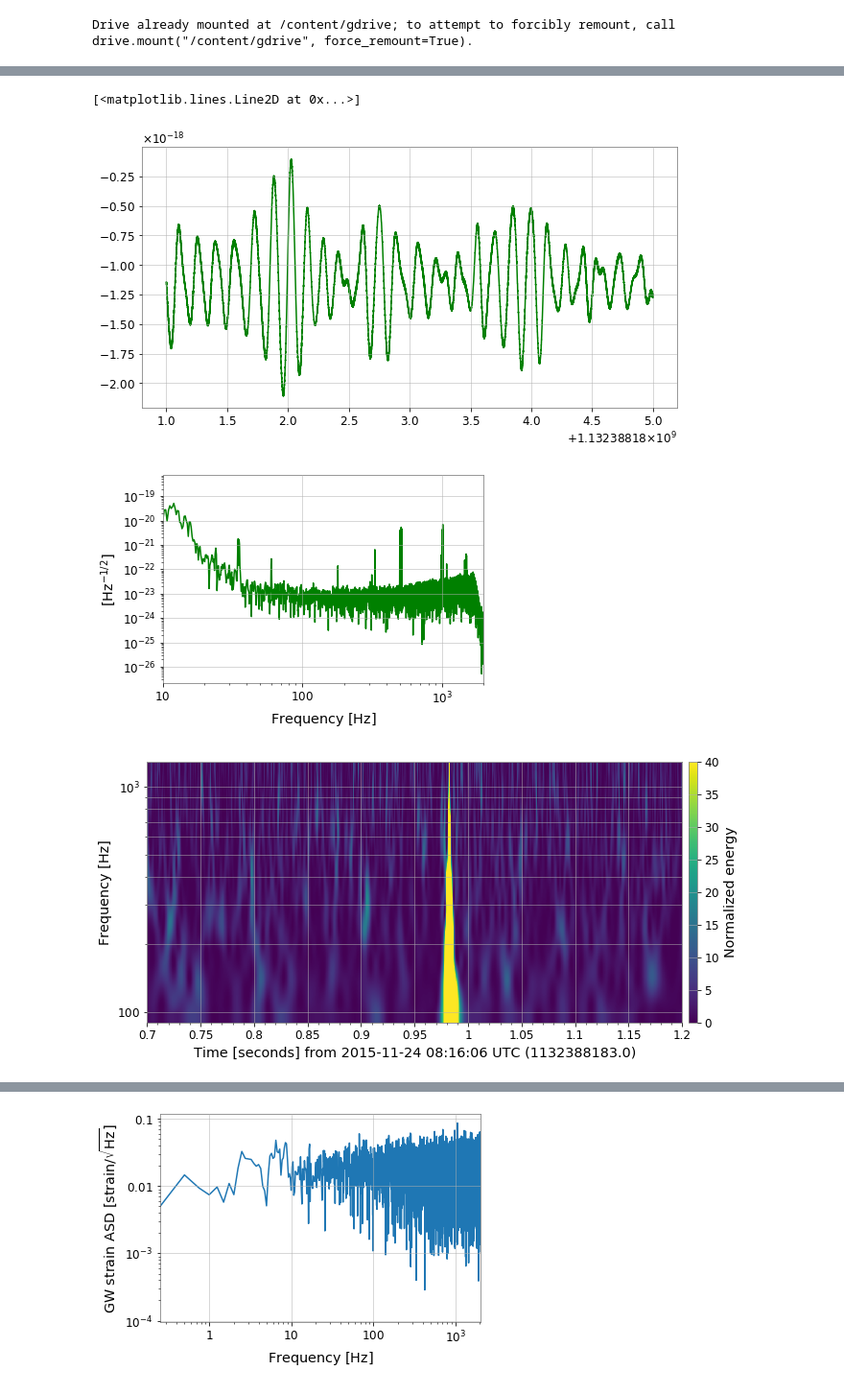
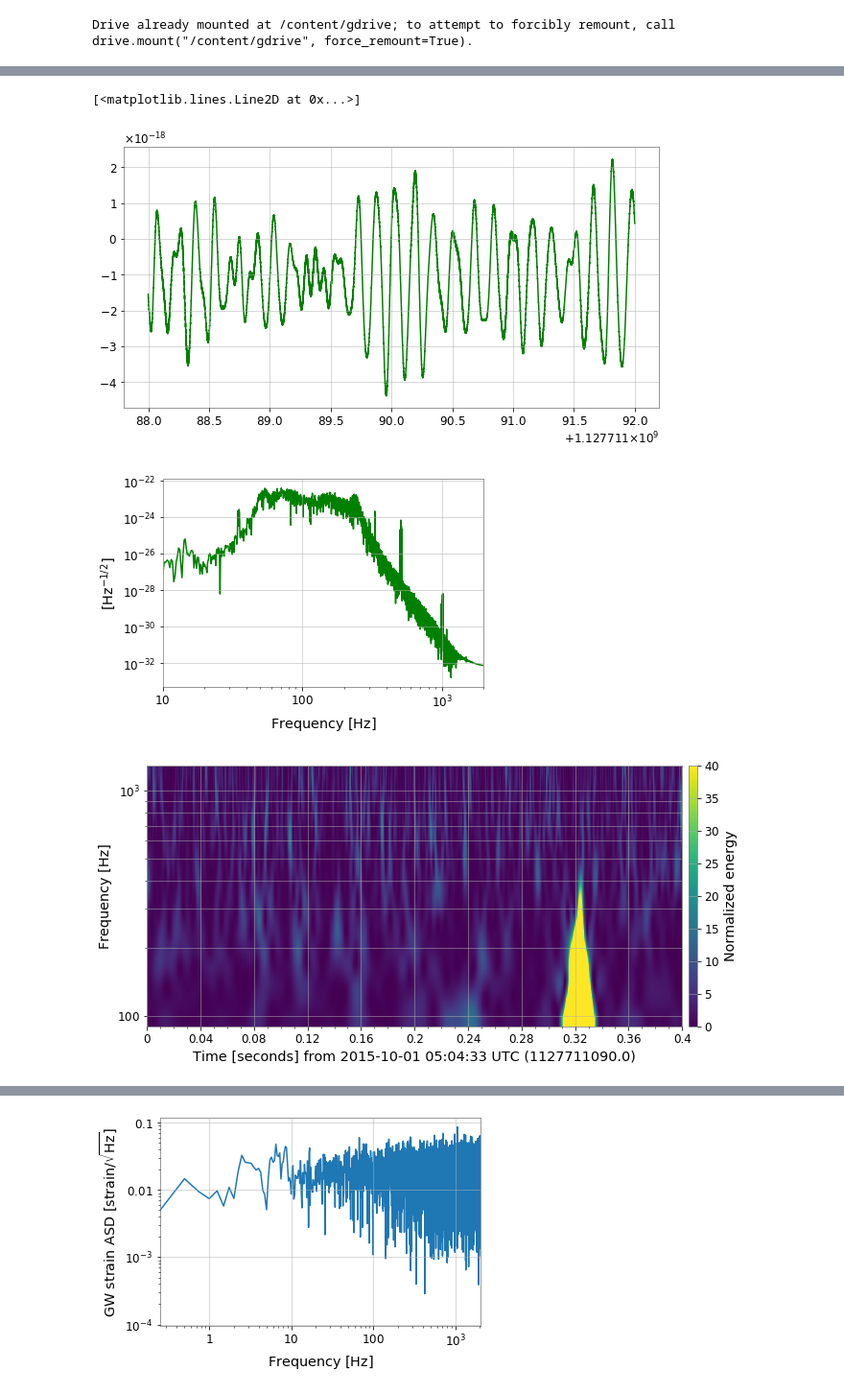
Before and after one commit to SGRGit/gwOsc, a Jupyter notebook: DataPrepBlipGlitches.ipynb, the cells around one changed output, grey strips where cells are left out. Shown at 96% size. Cells and saved outputs as stored; diff of their text form; code cells hidden in the pictures.

```diff
--- a/DataPrepBlipGlitches.ipynb
+++ b/DataPrepBlipGlitches.ipynb
@@ -45,40 +52,42 @@ data = TimeSeries.fetch_open_data('L1', 1132388183-2, 1132388183+2)
 # %%
 #t_value = np.linspace(1133090460-2, 1133090460+2, num = np.array(data).size)
-t_value = np.linspace(1132388183-2, 1132388183+2, num = np.array(data).size)
+#t_value = np.linspace(1132388183-2, 1132388183+2, num = np.array(data).size)
+t_value = np.linspace(1127711090-2, 1127711090+2, num = np.array(data).size)
 
 f, (ax) = plt.subplots(1, 1)
 f.set_size_inches(10,5)
 ax.plot(t_value, data, 'g')
 # %% [output]
 [<matplotlib.lines.Line2D at 0x...>]
-[figure, old version]
+[figure, new version]
 # %%
-data_asd = data.asd(4, 2)
+data_asd = datafilt.asd(4, 2)
 plot = data_asd.plot(color='g')
 ax = plot.gca()
 ax.set_xlim(10, 2000)
 #ax.set_ylim(5e-24, 1e-21)
 plot.show()
 # %% [output]
-[figure, old version]
+[figure, new version]
 # %%
 qtrans = data.q_transform(
     #whiten=False,  # already white
     #qrange=(4, 150),  # wider Q-transform range
     #outseg=(1133090460.5, 1133090460.8),  # region of interest
-    outseg=(1132388183.7, 1132388184.2),  # region of interest
+    #outseg=(1132388183.7, 1132388184.2),  # region of interest
+    outseg=(1127711090, 1127711090.4),  # region of interest
 )
 plot = qtrans.imshow(figsize=[10, 5])
 ax = plot.gca()
 ax.set_xscale('seconds')
 ax.set_yscale('log')
-ax.set_epoch(1132388183)
+ax.set_epoch(1127711090)
 ax.set_ylabel('Frequency [Hz]')
 ax.grid(True, axis='y', which='both')
 ax.colorbar(cmap='viridis', label='Normalized energy', clim=[0, 40])
 plot.show()
 # %% [output]
-[figure, old version]
+[figure, new version]
 # %%
 from gwpy.signal import filter_design
 bp = filter_design.bandpass(50, 250, data.sample_rate)
```
Also changed, not shown: parts of 6 cells of this notebook.
